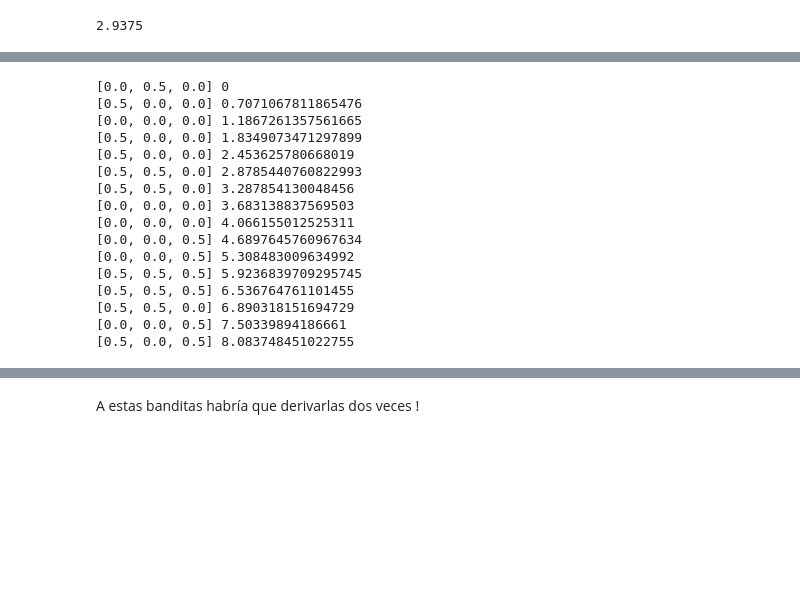
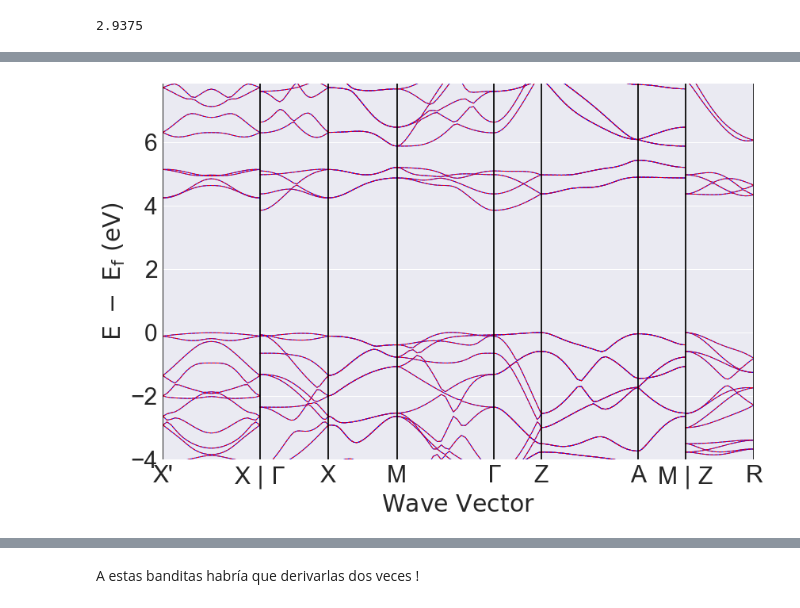
Before and after one commit to mdforti/ZrO2-Notebooks, a Jupyter notebook: ZrO2-Bands.ipynb, the cells around one changed output, grey strips where cells are left out. Drawn from its saved outputs; the diff is of its cells as text; code cells hidden in the pictures; blank space fills up the shorter version.

Commit message:
continuous plots

```diff
--- a/ZrO2-Bands.ipynb
+++ b/ZrO2-Bands.ipynb
@@ -9,3 +10,4 @@ from pymatgen.io.vasp.inputs import Kpoints
 # %%
-plt.rc('figure', figsize=(10,8))
+plt.rc('figure', figsize=(14,10))
 plt.style.use('seaborn')
+plt.rc('font',size=14)
@@ -76,20 +85,0 @@ vls = get_ls(kpointvertex.kpts)
-# %%
-for k, ks in enumerate(vls):
-    print(kpointvertex.kpts[k], ks)
-# %% [output]
-[0.0, 0.5, 0.0] 0
-[0.5, 0.0, 0.0] 0.7071067811865476
-[0.0, 0.0, 0.0] 1.1867261357561665
-[0.5, 0.0, 0.0] 1.8349073471297899
-[0.5, 0.0, 0.0] 2.453625780668019
-[0.5, 0.5, 0.0] 2.8785440760822993
-[0.5, 0.5, 0.0] 3.287854130048456
-[0.0, 0.0, 0.0] 3.683138837569503
-[0.0, 0.0, 0.0] 4.066155012525311
-[0.0, 0.0, 0.5] 4.6897645760967634
-[0.0, 0.0, 0.5] 5.308483009634992
-[0.5, 0.5, 0.5] 5.9236839709295745
-[0.5, 0.5, 0.5] 6.536764761101455
-[0.5, 0.5, 0.0] 6.890318151694729
-[0.0, 0.0, 0.5] 7.50339894186661
-[0.5, 0.0, 0.5] 8.083748451022755
@@ -95,0 +88,5 @@ for k, ks in enumerate(vls):
+# %%
+bsplot = BSPlotter(bs)
+# %%
+bsplot.get_plot()
+# %% [output]
@@ -95,0 +94 @@ for k, ks in enumerate(vls):
+[figure, added]
```
Also changed, not shown: parts of 71 cells of this notebook.
